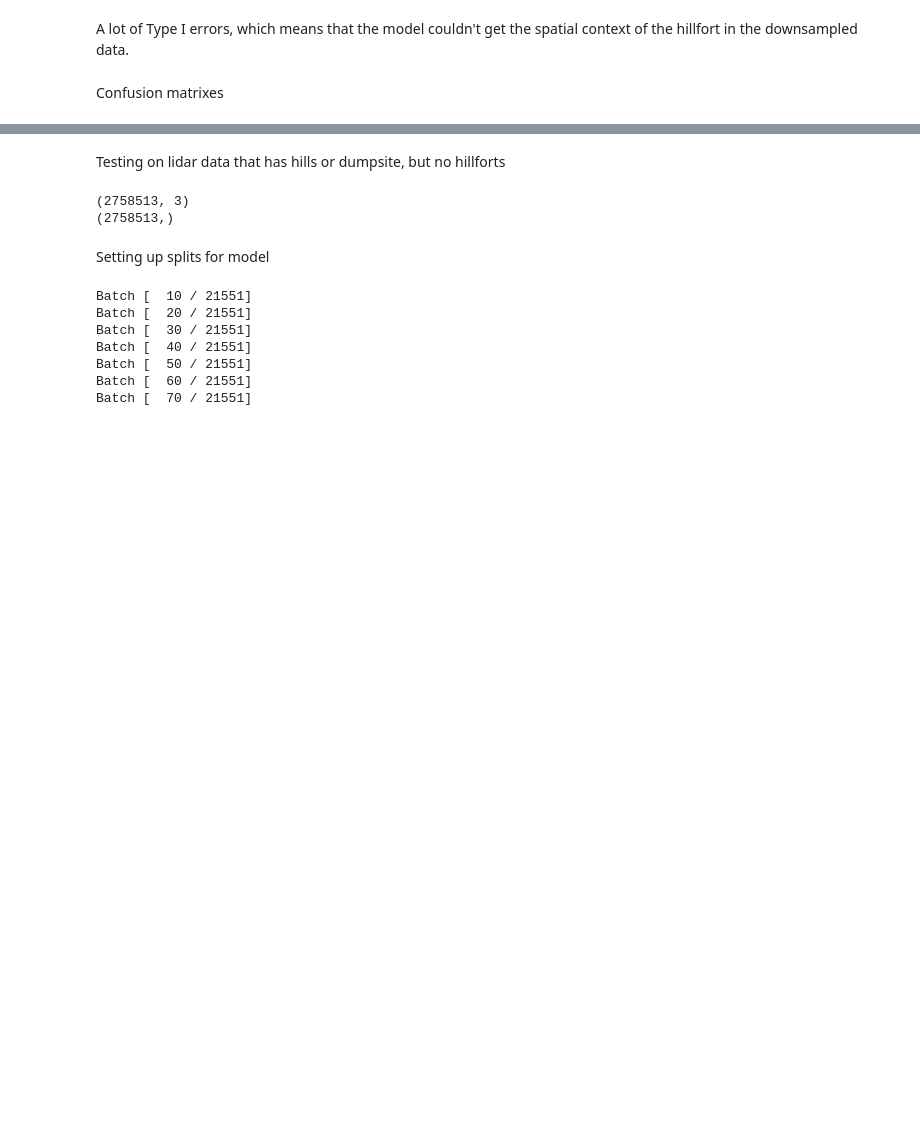
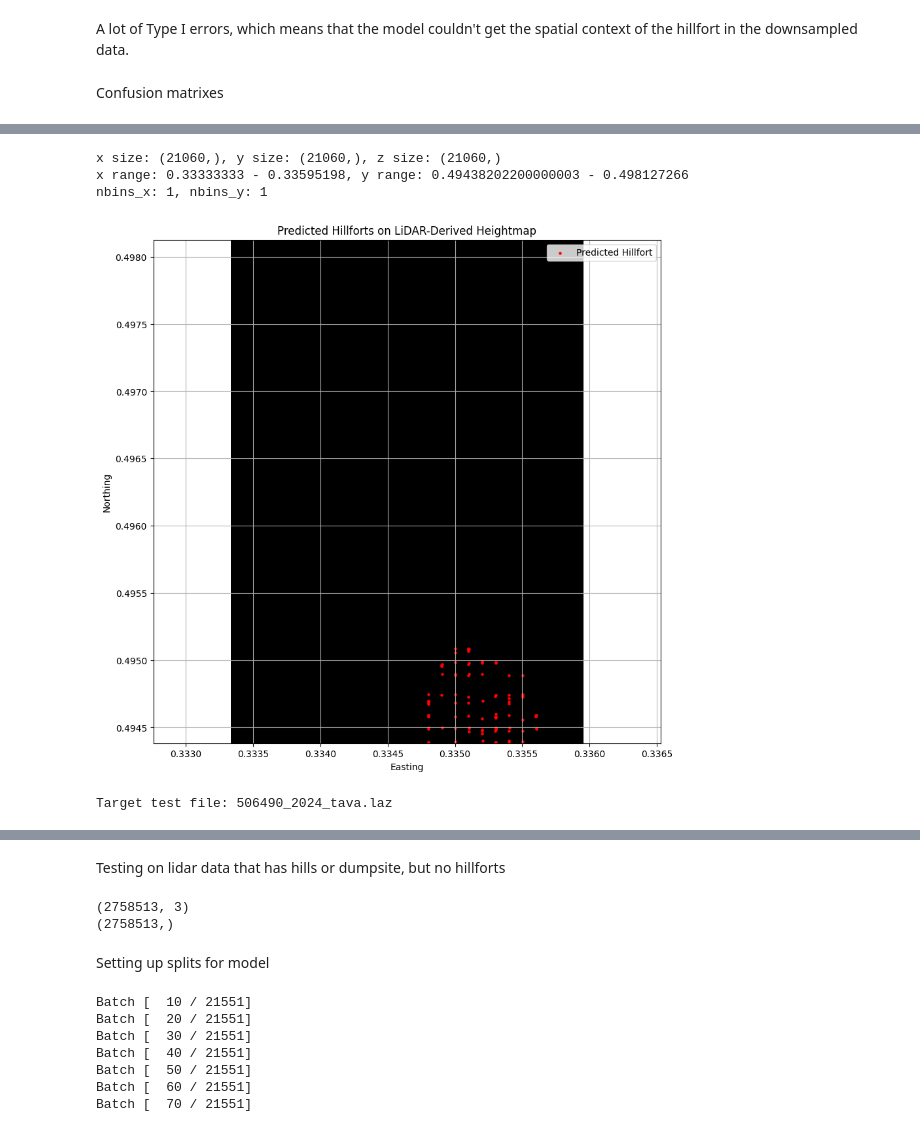
Before and after one commit to SanderSaska/Hillfort-detection-with-LiDAR-data, a Jupyter notebook: notebooks/model.ipynb, the cells around one changed output, grey strips where cells are left out. Cells and saved outputs as stored; diff of their text form; code cells hidden in the pictures; blank space fills up the shorter version.

```diff
--- a/notebooks/model.ipynb
+++ b/notebooks/model.ipynb
@@ -580,0 +867,67 @@ Confusion matrix, without normalization
+# %%
+# Set grid resolution
+resolution = 1.0  # 1 meter per pixel
+range_x = x.max() - x.min()
+range_y = y.max() - y.min()
+
+nbins_x = max(1, int(range_x / resolution))
+nbins_y = max(1, int(range_y / resolution))
+
+
+print(f"x size: {x.shape}, y size: {y.shape}, z size: {z.shape}")
+print(f"x range: {x.min()} - {x.max()}, y range: {y.min()} - {y.max()}")
+print(f"nbins_x: {nbins_x}, nbins_y: {nbins_y}")
+
+
+# Create a 2D binned elevation raster
+stat, xedges, yedges, _ = binned_statistic_2d(x, y, z, statistic='mean', bins=[nbins_x, nbins_y])
+extent = [xedges[0], xedges[-1], yedges[0], yedges[-1]]
+# %% [output]
+x size: (21060,), y size: (21060,), z size: (21060,)
+x range: 0.33333333 - 0.33595198, y range: 0.49438202200000003 - 0.498127266
+nbins_x: 1, nbins_y: 1
+# %%
+# Pull from your pre-sliced xyz/predictions
+file_index = 26  # or whatever file index matches
+xyz = np.array(xyz_list[file_index])
+true = np.array(true_labels_list[file_index])
+pred = np.array(pred_labels_list[file_index])
+
+# Get correctly predicted hillfort points
+tp_mask = (true == 1) & (pred == 1)
+hillfort_pts = xyz[tp_mask]
+# %%
+fig, ax = plt.subplots(figsize=(10, 10))
+
+# Plot heightmap as background
+ax.imshow(np.flipud(stat.T), extent=extent, cmap='gray', interpolation='none')
+
+# Plot hillfort predictions as red dots
+ax.scatter(hillfort_pts[:, 0], hillfort_pts[:, 1], c='red', s=5, label='Predicted Hillfort')
+
+# Finalize plot
+ax.set_title("Predicted Hillforts on LiDAR-Derived Heightmap")
+ax.set_xlabel("Easting")
+ax.set_ylabel("Northing")
+ax.axis('equal')
+ax.legend()
+plt.grid(True)
+plt.show()
+# %% [output]
+[figure, added]
+# %%
+# Rebuild the same test set split to get correct file name
+from sklearn.model_selection import train_test_split
+import os
+
+input_dir = '../data/downsampled_class_lazFiles'
+all_files = sorted([f for f in os.listdir(input_dir) if f.endswith('.laz')])
+
+# Deterministic split to recover file at index 26
+train_files, test_files = train_test_split(all_files, test_size=0.2, random_state=42)
+train_files, val_files = train_test_split(train_files, test_size=0.1, random_state=42)
+
+target_file = test_files[26]
+print("Target test file:", target_file)
+# %% [output]
+Target test file: 506490_2024_tava.laz
```
Also changed, not shown: parts of 43 cells of this notebook, 5 other files.
